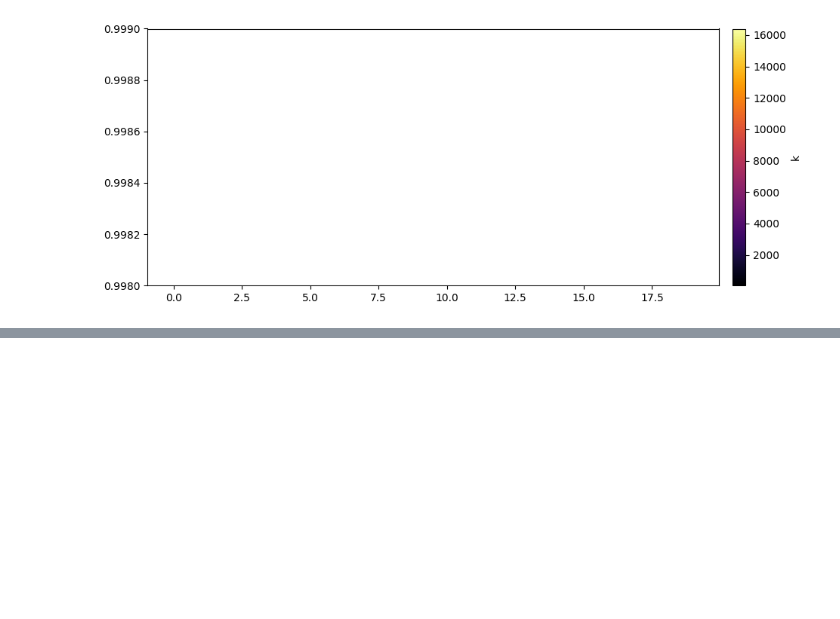
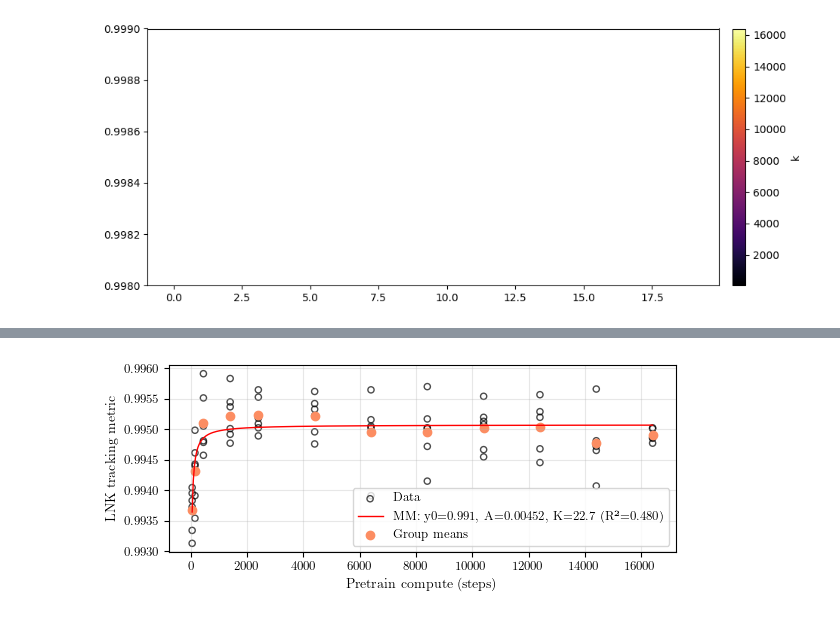
Before and after one commit to cdalinghaus-mthesis/figures, a Jupyter notebook: results/compute_study/compute_scaling_draft.ipynb, the cells around one changed output, grey strips where cells are left out. Drawn from its saved outputs; the diff is of its cells as text; code cells hidden in the pictures; blank space fills up the shorter version.

```diff
--- a/results/compute_study/compute_scaling_draft.ipynb
+++ b/results/compute_study/compute_scaling_draft.ipynb
@@ -391,0 +360,82 @@ plt.savefig("compute_scaling_split_POSTHOC.pdf")
+# %%
+import numpy as np
+import matplotlib.pyplot as plt
+from scipy.optimize import curve_fit
+
+# --- Flatten treatment_compute_max_map into x/y arrays + group means ---
+x = []
+y = []
+means = []
+
+for k, l in treatment_compute_max_map.items():
+    for v in l:
+        x.append(k)
+        y.append(v)
+    means.append(sum(l) / len(l))
+
+x = np.asarray(x, dtype=float)
+y = np.asarray(y, dtype=float)
+
+if x.size < 3:
+    raise ValueError("Need at least 3 points to fit Michaelis–Menten (y0, A, K).")
+
+# --- Michaelis–Menten model: y = y0 + (A*x)/(K + x) ---
+def michaelis_menten(x, y0, A, K):
+    x = np.asarray(x, dtype=float)
+    return y0 + (A * x) / (K + x)
+
+# --- Initial guesses (robust defaults) ---
+y0_init = float(np.min(y))
+A_init  = float(np.max(y) - np.min(y))
+K_init  = float(np.median(x[x > 0])) if np.any(x > 0) else 1.0
+p0 = [y0_init, A_init, K_init]
+
+# --- Constrain parameters to sensible ranges (optional but recommended) ---
+# y0 in [0, 1], A in [-1, 1] (allow small negative if data decreases), K >= 0
+bounds = ([0.0, -1.0, 0.0], [1.0, 1.0, np.inf])
+
+# --- Fit ---
+params, cov = curve_fit(
+    michaelis_menten,
+    x, y,
+    p0=p0,
+    bounds=bounds,
+    maxfev=20000
+)
+y0_hat, A_hat, K_hat = params
+
+# --- Predictions + R^2 ---
+y_pred = michaelis_menten(x, y0_hat, A_hat, K_hat)
+
+ss_res = np.sum((y - y_pred) ** 2)
+ss_tot = np.sum((y - np.mean(y)) ** 2)
+r_squared = 1.0 - (ss_res / ss_tot) if ss_tot != 0 else np.nan
+
+print("Michaelis–Menten fit: y = y0 + (A*x)/(K + x)")
+print(f"y0: {y0_hat:.6g}")
+print(f"A:  {A_hat:.6g}")
+print(f"K:  {K_hat:.6g}")
+print(f"R²:  {r_squared:.6g}")
+
+# --- Plot points + fitted curve ---
+fig, ax = plt.subplots(1, 1, figsize=set_size(fraction=1, subplots=(1.2, 2)))
+ax.scatter(x, y, s=20, alpha=0.7, label="Data", facecolors="none", edgecolors="black")
+
+# Smooth curve across x-range
+x_line = np.linspace(x.min(), x.max(), 400)
+y_line = michaelis_menten(x_line, y0_hat, A_hat, K_hat)
+ax.plot(
+    x_line, y_line, c="red", linewidth=1,
+    label=f"MM: y0={y0_hat:.3g}, A={A_hat:.3g}, K={K_hat:.3g} (R²={r_squared:.3f})"
+)
+
+# Overlay group means (as in your original code)
+ax.scatter([k for k in treatment_compute_max_map.keys()], means, color=colors[2], label="Group means")
+
+ax.set_xlabel("Pretrain compute (steps)")
+ax.set_ylabel("LNK tracking metric")
+ax.grid(True, alpha=0.3)
+ax.legend()
+
+plt.savefig("jan_michaelis_menten.pdf")
+# %% [output]
@@ -391,0 +447 @@ plt.savefig("compute_scaling_split_POSTHOC.pdf")
+[figure, added]
```
Also changed, not shown: parts of 7 cells of this notebook, 1 other file.
